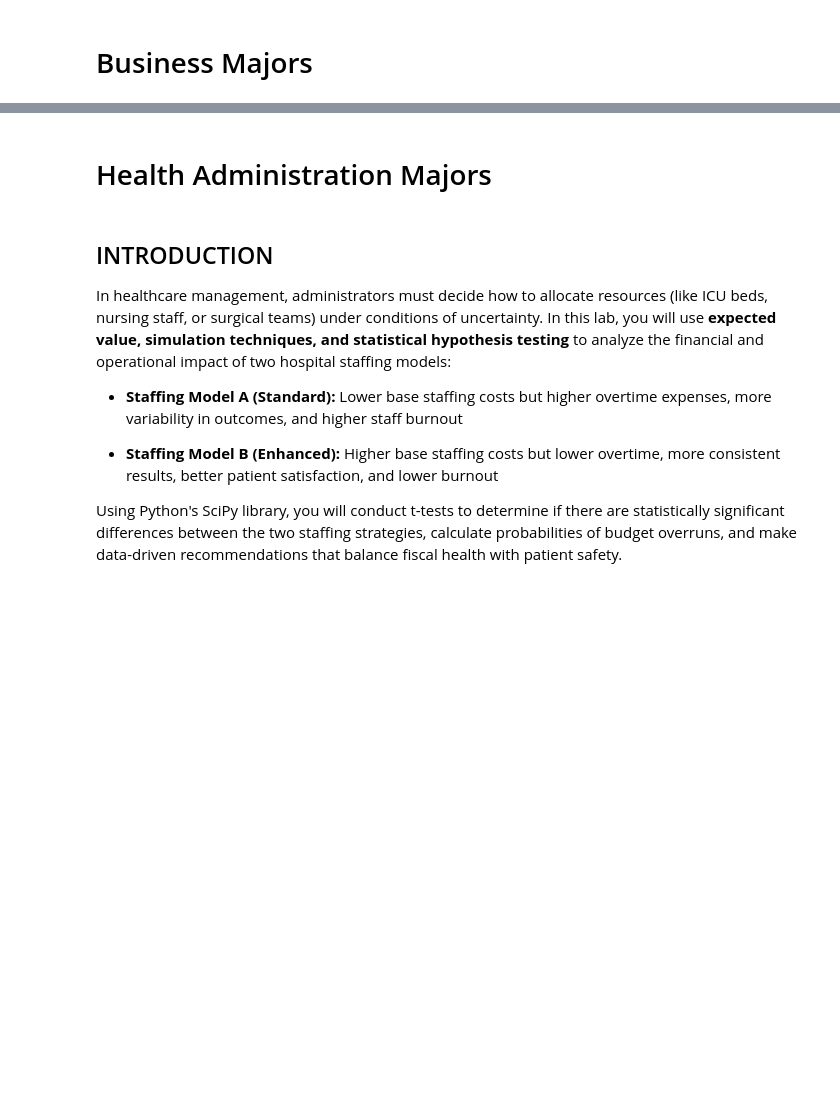
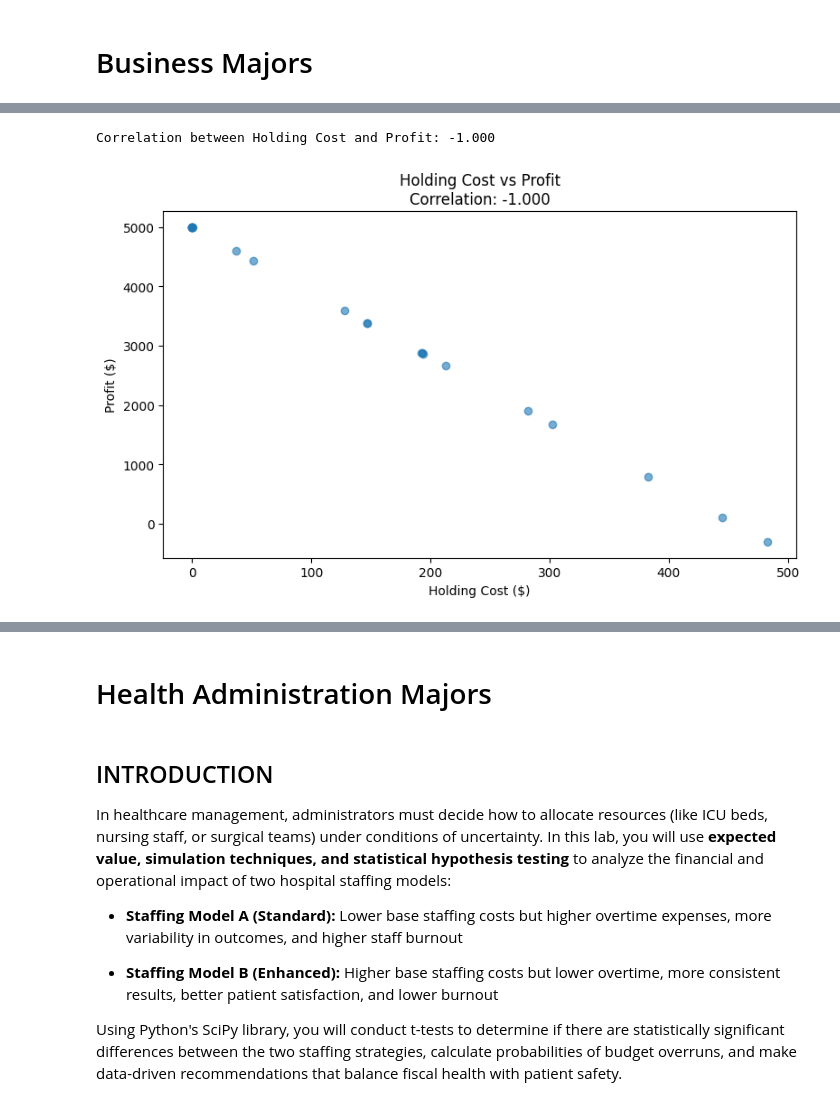
Before and after one commit to hawa1983/MG-628, a Jupyter notebook: Week_7.ipynb, the cells around one changed output, grey strips where cells are left out. Cells and saved outputs as stored; diff of their text form; code cells hidden in the pictures; blank space fills up the shorter version.

```diff
--- a/Week_7.ipynb
+++ b/Week_7.ipynb
@@ -240,0 +276,20 @@ Question: Based on your analysis, which simulation scenario would you recommend
+# %%
+# Calculate correlation between HoldingCost and Profit
+corr = df['HoldingCost'].corr(df['Profit'])
+
+print(f"Correlation between Holding Cost and Profit: {corr:.3f}")
+
+# Create scatter plot
+plt.figure(figsize=(8,5))
+
+plt.scatter(df['HoldingCost'], df['Profit'], alpha=0.6)
+
+plt.xlabel('Holding Cost ($)')
+plt.ylabel('Profit ($)')
+plt.title(f'Holding Cost vs Profit\nCorrelation: {corr:.3f}')
+
+plt.tight_layout()
+plt.show()
+# %% [output]
+Correlation between Holding Cost and Profit: -1.000
+[figure, added]
```
Also changed, not shown: parts of 54 cells of this notebook.
